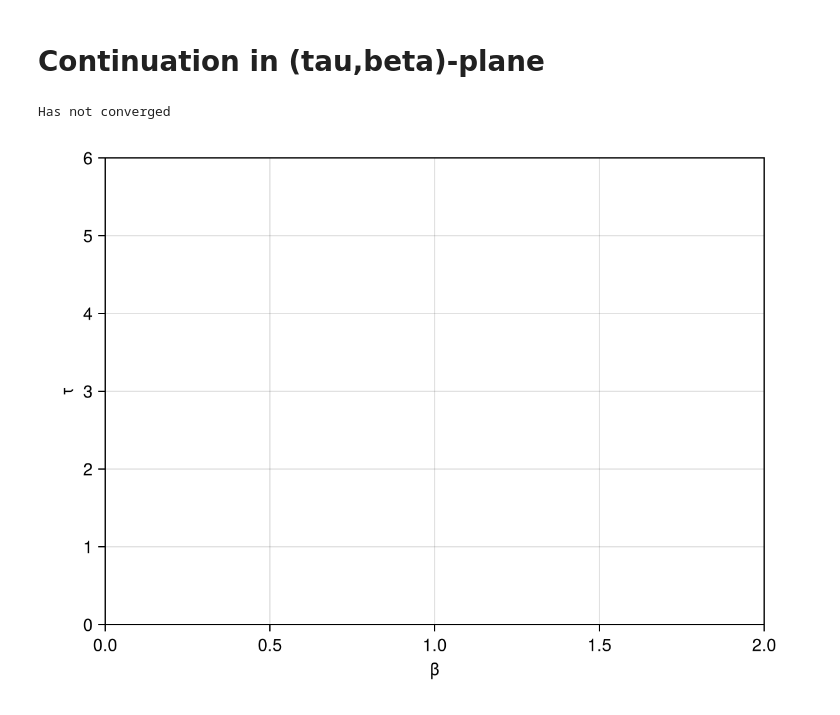
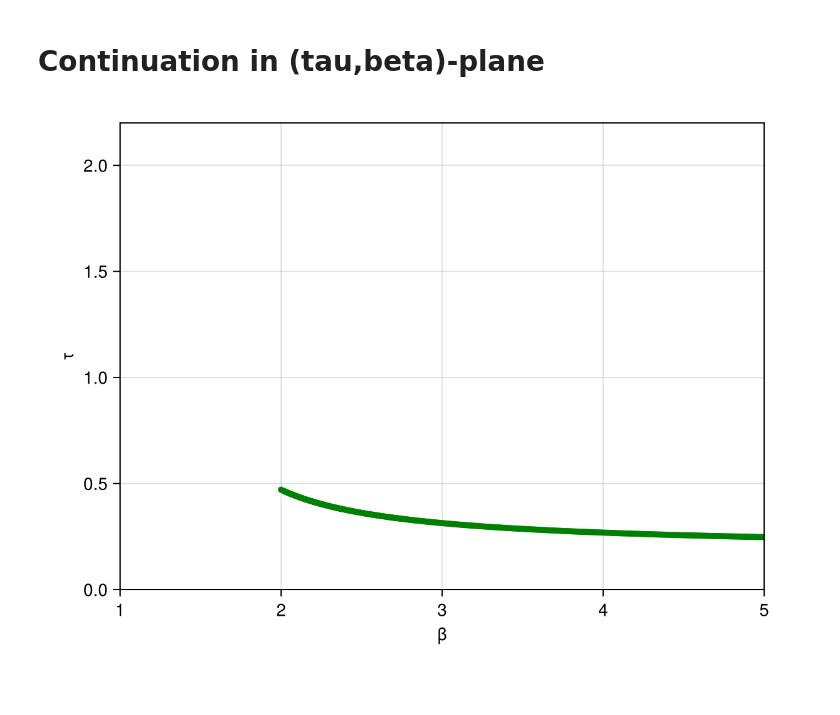
Before and after one commit to EvaSJ25/DDE-internship-code, a Jupyter notebook: Mackey-Glass_equation_example.ipynb, the cells around one changed output. Drawn from its saved outputs; the diff is of its cells as text; code cells hidden in the pictures.

```diff
--- a/Mackey-Glass_equation_example.ipynb
+++ b/Mackey-Glass_equation_example.ipynb
@@ -112,30 +112,46 @@ fig2
 # %% [markdown]
 # Continuation in (tau,beta)-plane
 # %%
-yheq01,fhopfeq1=create_hopffunc(mackeyglassfunc,mackeytau,[0,gamma,n,tau_hopf],[x_hopf],[0,tau_hopf],[1,4],nd)
+#yheq01,fhopfeq1=create_hopffunc(mackeyglassfunc,mackeytau,[0,gamma,n,tau_hopf],[x_hopf],[0,tau_hopf],[1,4],nd)
+#beta0=1.1
+#x00=((beta0-gamma)/beta0)^(1/n)
+#yheq01,fhopfeq1=create_hopffunc(mackeyglassfunc,mackeytau,[beta0,gamma,n,tau_hopf],[x00],[beta0,tau_hopf],[1,4],nd)
+yheq01,fhopfeq1=create_hopffunc(mackeyglassfunc,mackeytau,[beta,gamma,n,tau_hopf],[x_hopf],[beta,tau_hopf],[1,4],nd)
+
 #yheq01,fhopfeq1=create_hopffunc(mackeyglassfunc,mackeytau,[0,gamma,n,tau_hopf],[x_hopf],[tau_hopf,0],[4,1],nd)
-yheqlist1,heqtan1=track_curve_new(fhopfeq1,yheq01,[0.0,0,0,0,1,1],nmax=2000)
+#yheqlist1,heqtan1=track_curve_new(fhopfeq1,yheq01,[-1.0,0,0,0,-1,-1],nmax=1000)
+#yheqlist2,heqtan2=track_curve_new(fhopfeq1,yheq01,[-1.0,0,0,0,1,1],nmax=1000)
+#I sorted out non convergence problem because beta has to be greater than or equal to gamma
+#I need to get the code to reverse back on itself now!!!!!!!!
+
+
+yheqlist1,heqtan1=track_curve_new(fhopfeq1,yheq01,[0.0,0,0,0,1,-1],nmax=2000)
+#yheqlist2,heqtan2=track_curve_new(fhopfeq1,yheq01,[-1.0,0,0,0,1,1],nmax=1000)
 
 #Below marks the Hopf bifurcation for fixed beta=2
 #a_vals=[u[end-1] for u in yheqlist1]
 #b_vals=[u[end] for u in yheqlist1]
 #b1_5indx=argmin(abs.([u[end] for u in yheqlist1].-beta))
 
 #a1=a_vals[b1_5indx]
 #b1=b_vals[b1_5indx]
 
 #Plot of continuation/tracking in (a,b) plane
 fig4=Figure()
 ax4=Axis(fig4[1,1],xlabel="β",ylabel="τ")
-scatter!(ax4,[u[end-1] for u in yheqlist1[2:end]],[u[end] for u in yheqlist1[2:end]],color="green",markersize=:7)
+#scatter!(ax4,[u[end-1] for u in yheqlist1[2:end]],[u[end] for u in yheqlist1[2:end]],color="green",markersize=:7)
+scatter!(ax4,[u[end-1] for u in yheqlist1],[u[end] for u in yheqlist1],color="green",markersize=:7)
+#scatter!(ax4,[u[end-1] for u in yheqlist2],[u[end] for u in yheqlist2],color="green",markersize=:7)
+#lines!(ax4,[u[end-1] for u in yheqlist1],[u[end] for u in yheqlist1],color="green",markersize=:7)
+#lines!(ax4,[u[end-1] for u in yheqlist2],[u[end] for u in yheqlist2],color="green",markersize=:7)
 #hlines!(ax4,beta,linestyle=:dash)
 #scatter!(ax4,a1,b1,marker=:diamond,color=:black)
 #vlines!(ax4,beta,linestyle=:solid, linewidth=:5,color=:red)
-ylims!(ax4,[0,6])
+ylims!(ax4,[0,2.2])
+xlims!(ax4,[1,5])
 fig4
 # %% [output]
-Has not converged
-[figure, old version]
+[figure, new version]
 # %%
 yheq01
 # %% [output]
```
Also changed, not shown: parts of 2 cells of this notebook.
